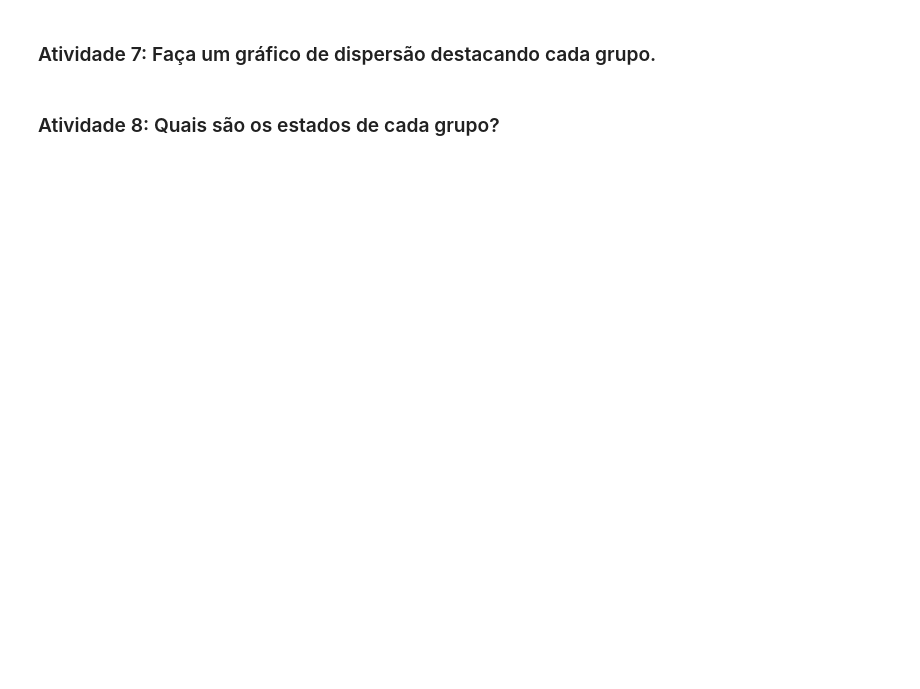
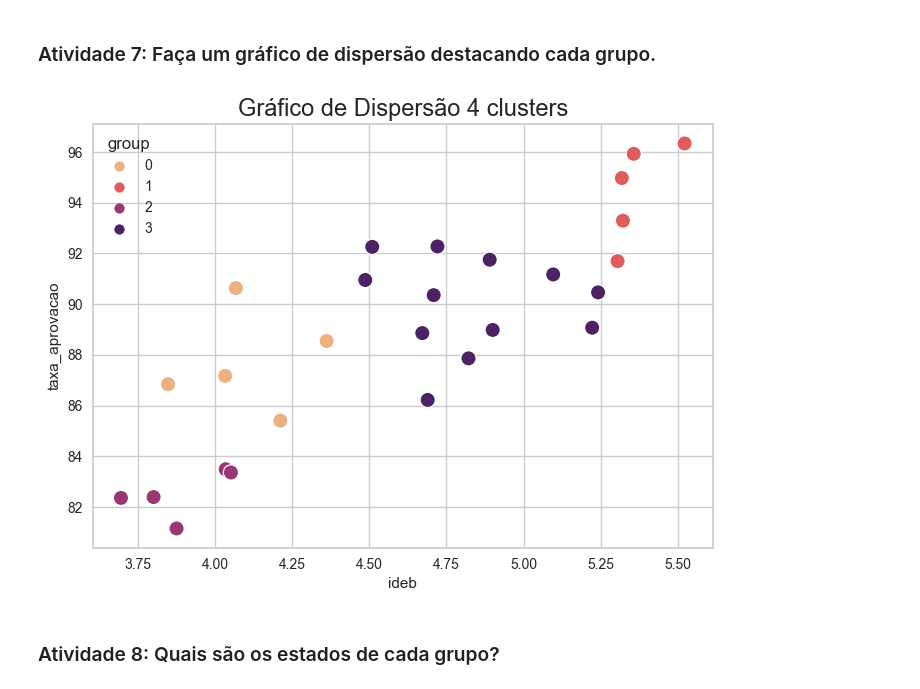
Before and after one commit to AurelioGuilherme/Sirius, a Jupyter notebook: 2 - Estatistica descritiva II/S1D4/Notebook/Semana3_Exercício.ipynb, the cells around one changed output. Cells and saved outputs as stored; diff of their text form; code cells hidden in the pictures; blank space fills up the shorter version.

```diff
--- a/2 - Estatistica descritiva II/S1D4/Notebook/Semana3_Exercício.ipynb
+++ b/2 - Estatistica descritiva II/S1D4/Notebook/Semana3_Exercício.ipynb
@@ -26,0 +167,7 @@
+# %%
+# Training model with 4 clusters
+model = KMeans(n_clusters=4, random_state = 50, n_init = 'auto')
+labels = model.fit_predict(X)
+
+# Create data with label
+df_cluster = pd.concat([df_2019,pd.DataFrame(labels, columns=['group'])],axis=1)
@@ -31,2 +178,14 @@
+# %%
+# Scatter plot 4 clusters
+ax = sns.scatterplot(data = df_cluster,
+                     x = 'ideb',
+                     y = 'taxa_aprovacao',
+                     hue = 'group',
+                     s = 120,
+                     palette = 'flare')
+ax.set_title(f'Gráfico de Dispersão 4 clusters', fontsize = 17)
+plt.show()
+# %% [output]
+[figure, added]
 # %% [markdown]
 ### Atividade 8: Quais são os estados de cada grupo?
```
Also changed, not shown: parts of 43 cells of this notebook.
